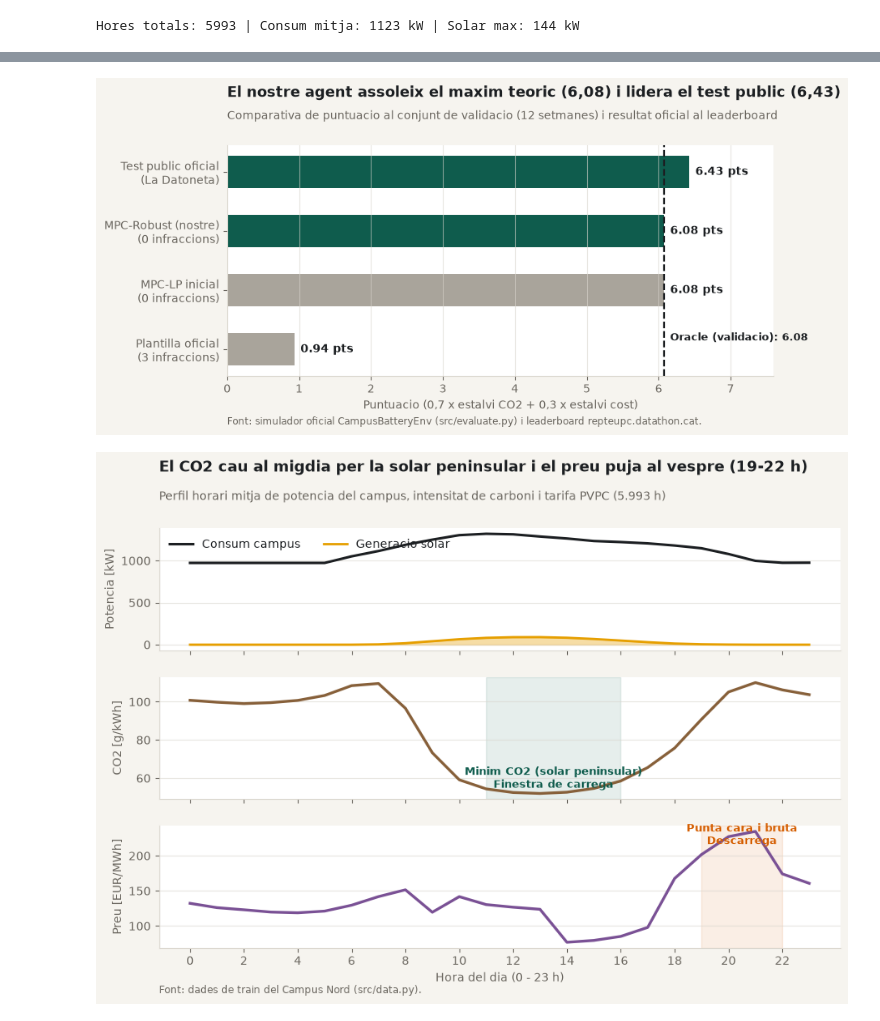
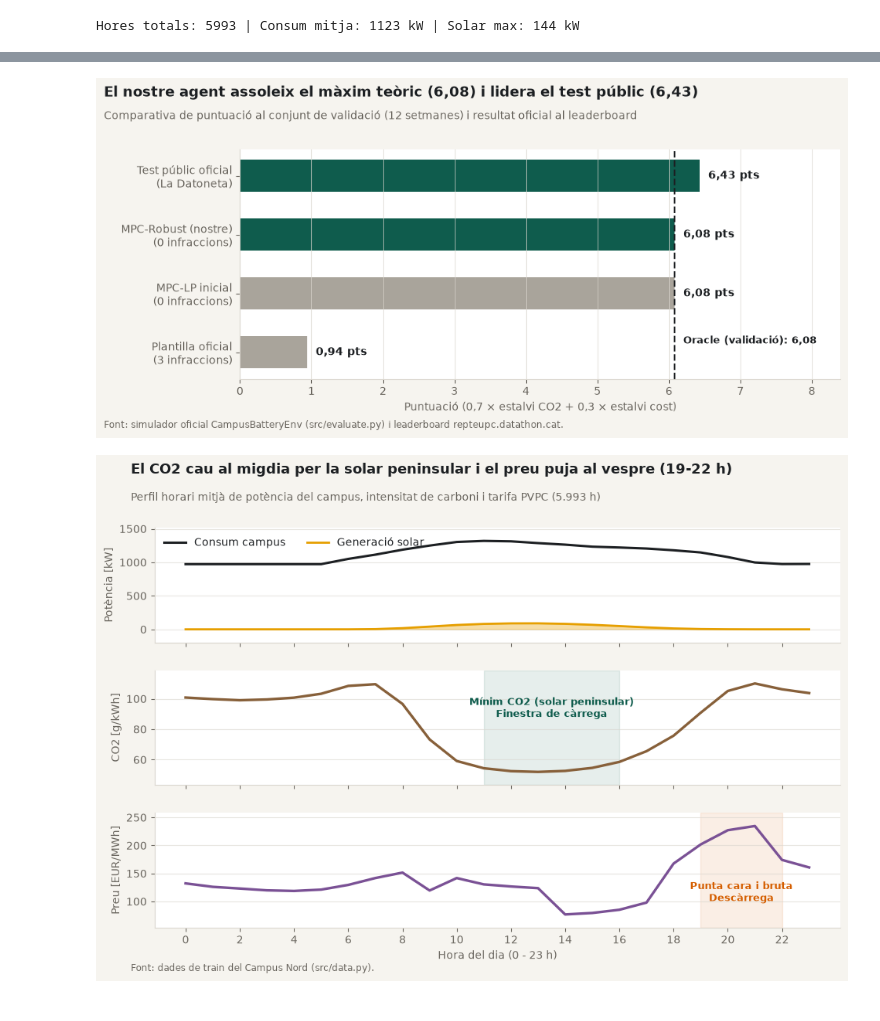
Before and after one commit to adridece/datathon-bateria-equip, a Jupyter notebook: notebooks/01_eda.ipynb, the cells around one changed output, grey strips where cells are left out. Drawn from its saved outputs; the diff is of its cells as text; code cells hidden in the pictures.

```diff
--- a/notebooks/01_eda.ipynb
+++ b/notebooks/01_eda.ipynb
@@ -107,66 +107,87 @@ labels = [
     'Plantilla oficial\n(3 infraccions)',
     'MPC-LP inicial\n(0 infraccions)',
     'MPC-Robust (nostre)\n(0 infraccions)',
-    'Test public oficial\n(La Datoneta)'
+    'Test públic oficial\n(La Datoneta)'
 ]
 scores = [res_base['score'], res_lp['score'], res_rob['score'], 6.43]
 colors = [REF, REF, ACCENT, ACCENT]
 
-fig, ax = plt.subplots(figsize=(9.5, 4.6))
-fig.subplots_adjust(left=0.22, right=0.93, top=0.78, bottom=0.16)
+fig, ax = plt.subplots(figsize=(10.2, 4.8))
+fig.subplots_adjust(left=0.21, right=0.96, top=0.77, bottom=0.16)
 ax.grid(axis='x', color=RULE, alpha=0.6)
 ax.grid(axis='y', visible=False)
 
 bars = ax.barh(labels, scores, color=colors, height=0.55)
 ax.axvline(res_ora['score'], color=INK, linestyle='--', linewidth=1.6)
-ax.text(res_ora['score'] + 0.08, 0.15, f'Oracle (validacio): {res_ora["score"]:.2f}', color=INK, fontsize=9.5, fontweight='bold')
+ax.text(
+    res_ora['score'] + 0.12, 0.15,
+    f"Oracle (validació): {res_ora['score']:.2f}".replace('.', ','),
+    color=INK, fontsize=9.5, fontweight='bold'
+)
 
 for bar, sc in zip(bars, scores):
-    ax.text(sc + 0.08, bar.get_y() + bar.get_height() / 2, f'{sc:.2f} pts', va='center', fontsize=10, fontweight='bold')
+    ax.text(
+        sc + 0.12, bar.get_y() + bar.get_height() / 2,
+        f'{sc:.2f} pts'.replace('.', ','),
+        va='center', fontsize=10, fontweight='bold'
+    )
 
-ax.set_xlim(0, 7.6)
-ax.set_xlabel('Puntuacio (0,7 x estalvi CO2 + 0,3 x estalvi cost)')
-fig.text(0.22, 0.91, 'El nostre agent assoleix el maxim teoric (6,08) i lidera el test public (6,43)', fontsize=13, fontweight='bold')
-fig.text(0.22, 0.85, 'Comparativa de puntuacio al conjunt de validacio (12 setmanes) i resultat oficial al leaderboard', fontsize=10, color=MUTED)
-fig.text(0.22, 0.03, 'Font: simulador oficial CampusBatteryEnv (src/evaluate.py) i leaderboard repteupc.datathon.cat.', fontsize=8.5, color=MUTED)
+ax.set_xlim(0, 8.4)
+ax.set_xlabel('Puntuació (0,7 × estalvi CO2 + 0,3 × estalvi cost)')
+fig.text(0.04, 0.91, 'El nostre agent assoleix el màxim teòric (6,08) i lidera el test públic (6,43)', fontsize=13, fontweight='bold')
+fig.text(0.04, 0.85, 'Comparativa de puntuació al conjunt de validació (12 setmanes) i resultat oficial al leaderboard', fontsize=10, color=MUTED)
+fig.text(0.04, 0.03, 'Font: simulador oficial CampusBatteryEnv (src/evaluate.py) i leaderboard repteupc.datathon.cat.', fontsize=8.5, color=MUTED)
 
-fig.savefig(FIG_DIR / '02_comparativa_agents_oracle.png')
+fig.savefig(FIG_DIR / '02_comparativa_agents_oracle.png', bbox_inches='tight', pad_inches=0.25)
 plt.show()
 # %% [output]
-[figure, old version]
+[figure, new version]
 # %%
 # Grafic 3: Patro horari mitja (consum, solar, CO2 i preu PVPC)
 hourly_avg = df.groupby(df.index.hour).mean(numeric_only=True)
 
-fig, axes = plt.subplots(3, 1, figsize=(9.5, 6.8), sharex=True)
-fig.subplots_adjust(left=0.10, right=0.96, top=0.84, bottom=0.10, hspace=0.22)
+fig, axes = plt.subplots(3, 1, figsize=(10.2, 7.0), sharex=True)
+fig.subplots_adjust(left=0.09, right=0.96, top=0.84, bottom=0.10, hspace=0.24)
 
 axes[0].plot(hourly_avg.index, hourly_avg['load_kw'], color=INK, linewidth=2.2, label='Consum campus')
 axes[0].fill_between(hourly_avg.index, 0, hourly_avg['pv_kw'], color=SOLAR, alpha=0.35)
-axes[0].plot(hourly_avg.index, hourly_avg['pv_kw'], color=SOLAR, linewidth=2.0, label='Generacio solar')
-axes[0].set_ylabel('Potencia [kW]')
+axes[0].plot(hourly_avg.index, hourly_avg['pv_kw'], color=SOLAR, linewidth=2.0, label='Generació solar')
+axes[0].set_ylabel('Potència [kW]')
+axes[0].margins(y=0.15)
 axes[0].legend(frameon=False, loc='upper left', ncol=2)
 
+co2_min, co2_max = hourly_avg['co2_g_kwh'].min(), hourly_avg['co2_g_kwh'].max()
 axes[1].plot(hourly_avg.index, hourly_avg['co2_g_kwh'], color=CO2_COL, linewidth=2.4)
 axes[1].axvspan(11, 16, color=ACCENT, alpha=0.10)
-axes[1].text(13.5, hourly_avg['co2_g_kwh'].min() + 3, 'Minim CO2 (solar peninsular)\nFinestra de carrega', ha='center', color=ACCENT, fontsize=9, fontweight='bold')
+axes[1].text(
+    13.5, co2_min + (co2_max - co2_min) * 0.72,
+    'Mínim CO2 (solar peninsular)\nFinestra de càrrega',
+    ha='center', va='center', color=ACCENT, fontsize=9, fontweight='bold'
+)
 axes[1].set_ylabel('CO2 [g/kWh]')
+axes[1].margins(y=0.15)
 
+pr_min, pr_max = hourly_avg['price_eur_mwh'].min(), hourly_avg['price_eur_mwh'].max()
 axes[2].plot(hourly_avg.index, hourly_avg['price_eur_mwh'], color=PRICE_COL, linewidth=2.4)
 axes[2].axvspan(19, 22, color='#D55E00', alpha=0.10)
-axes[2].text(20.5, hourly_avg['price_eur_mwh'].max() - 18, 'Punta cara i bruta\nDescarrega', ha='center', color='#D55E00', fontsize=9, fontweight='bold')
+axes[2].text(
+    20.5, pr_min + (pr_max - pr_min) * 0.25,
+    'Punta cara i bruta\nDescàrrega',
+    ha='center', va='center', color='#D55E00', fontsize=9, fontweight='bold'
+)
 axes[2].set_ylabel('Preu [EUR/MWh]')
 axes[2].set_xlabel('Hora del dia (0 - 23 h)')
 axes[2].set_xticks(range(0, 24, 2))
+axes[2].margins(y=0.15)
 
-fig.text(0.10, 0.94, 'El CO2 cau al migdia per la solar peninsular i el preu puja al vespre (19-22 h)', fontsize=13, fontweight='bold')
-fig.text(0.10, 0.89, 'Perfil horari mitja de potencia del campus, intensitat de carboni i tarifa PVPC (5.993 h)', fontsize=10, color=MUTED)
-fig.text(0.10, 0.02, 'Font: dades de train del Campus Nord (src/data.py).', fontsize=8.5, color=MUTED)
+fig.text(0.06, 0.94, 'El CO2 cau al migdia per la solar peninsular i el preu puja al vespre (19-22 h)', fontsize=13, fontweight='bold')
+fig.text(0.06, 0.89, 'Perfil horari mitjà de potència del campus, intensitat de carboni i tarifa PVPC (5.993 h)', fontsize=10, color=MUTED)
+fig.text(0.06, 0.02, 'Font: dades de train del Campus Nord (src/data.py).', fontsize=8.5, color=MUTED)
 
-fig.savefig(FIG_DIR / '03_patro_horari_solar_co2_preu.png')
+fig.savefig(FIG_DIR / '03_patro_horari_solar_co2_preu.png', bbox_inches='tight', pad_inches=0.25)
 plt.show()
 # %% [output]
-[figure, old version]
+[figure, new version]
 # %%
 # Grafic 4: Correlacio preu vs CO2 (r = 0,58)
 corr = df['precio_eur_per_kwh'].corr(df['co2_kg_per_kwh'])
```
Also changed, not shown: parts of 3 cells of this notebook, 5 other files.
